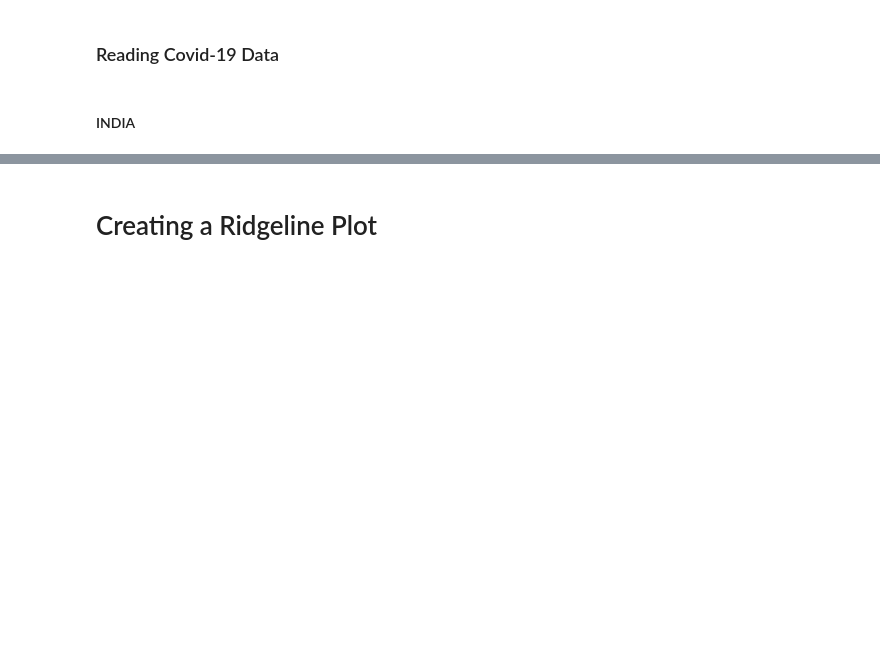
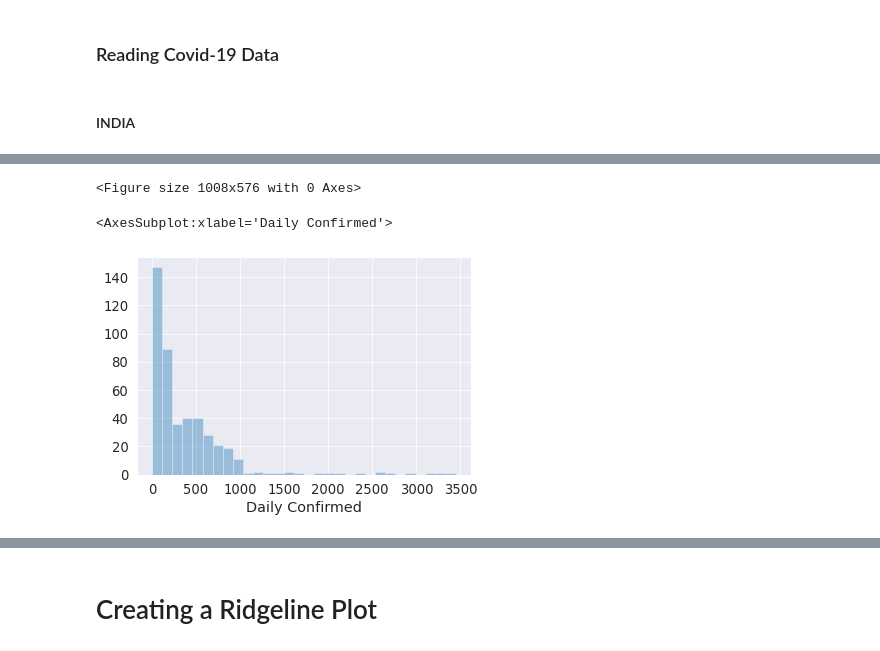
Before and after one commit to sandy01011/COVID-19-Analysis, a Jupyter notebook: COVID-19_Analysis.ipynb, the cells around one changed output, grey strips where cells are left out. Drawn from its saved outputs; the diff is of its cells as text; code cells hidden in the pictures; blank space fills up the shorter version.

Commit message:
tried covid-19 data visualisation using seaborn library

```diff
--- a/COVID-19_Analysis.ipynb
+++ b/COVID-19_Analysis.ipynb
@@ -49,0 +49,8 @@ data_india_1 = pd.read_csv('https://api.covid19india.org/csv/latest/case_time_se
+# %%
+dsi_ts = pd.read_csv('https://api.covid19india.org/csv/latest/case_time_series.csv') # case time series
+dsi_sw =  pd.read_csv('https://api.covid19india.org/csv/latest/state_wise.csv') # state wise time series
+dsi_dw =  pd.read_csv('https://api.covid19india.org/csv/latest/district_wise.csv') # district wise time series
+dsi_swd =  pd.read_csv('https://api.covid19india.org/csv/latest/state_wise_daily.csv') # state wise daily
+dsi_vsw =  pd.read_csv('http://api.covid19india.org/csv/latest/vaccine_doses_statewise.csv') # vaccine state wise
+#dsi_sw =  pd.read_csv('http://api.covid19india.org/csv/latest/cowin_vaccine_data_statewise.csv')
+#dsi_sw =  pd.read_csv('http://api.covid19india.org/csv/latest/cowin_vaccine_data_districtwise.csv')
@@ -49,0 +107,5 @@ data_india_1 = pd.read_csv('https://api.covid19india.org/csv/latest/case_time_se
+# %%
+# setting index as dateymd and dropping date column
+dsi_ts = dsi_ts.drop(['Date'], axis = 1)
+dsi_ts = dsi_ts.set_index('Date_YMD')
+dsi_ts.index.names = [None]
@@ -49,0 +131,14 @@ data_india_1 = pd.read_csv('https://api.covid19india.org/csv/latest/case_time_se
+# %%
+# sns style and size
+sns.set_style('darkgrid')
+plt.figure(figsize=(14,8))
+sns.set_context('paper', font_scale=1.5)
+# sns.dspine(left=True, bottom=True)
+# %% [output]
+<Figure size 1008x576 with 0 Axes>
+# %%
+# Let's plot uniariate distributions
+sns.distplot(dsi_ts['Daily Confirmed']/100, kde=False, bins=30)
+# %% [output]
+<AxesSubplot:xlabel='Daily Confirmed'>
+[figure, added]
```
Also changed, not shown: parts of 27 cells of this notebook.
